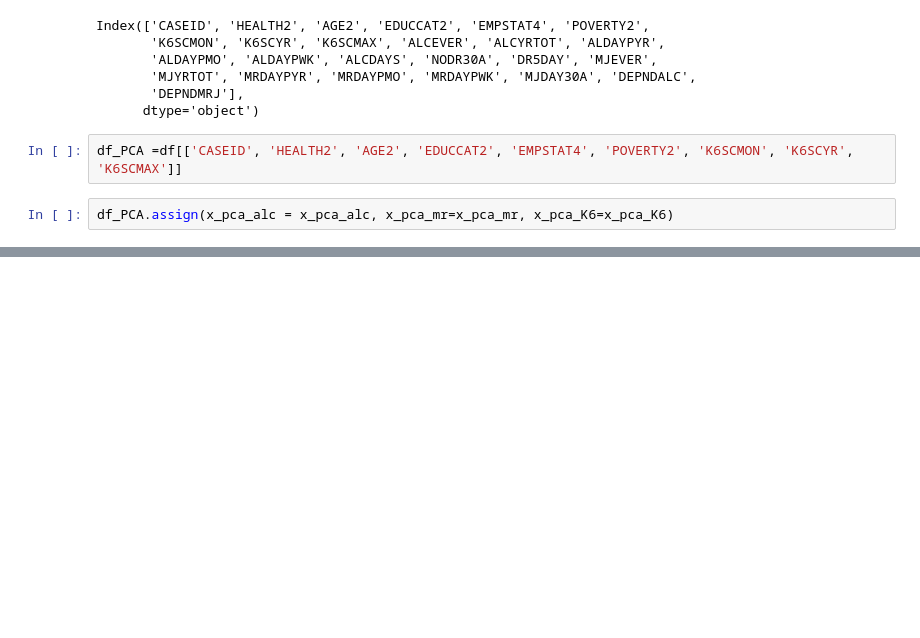
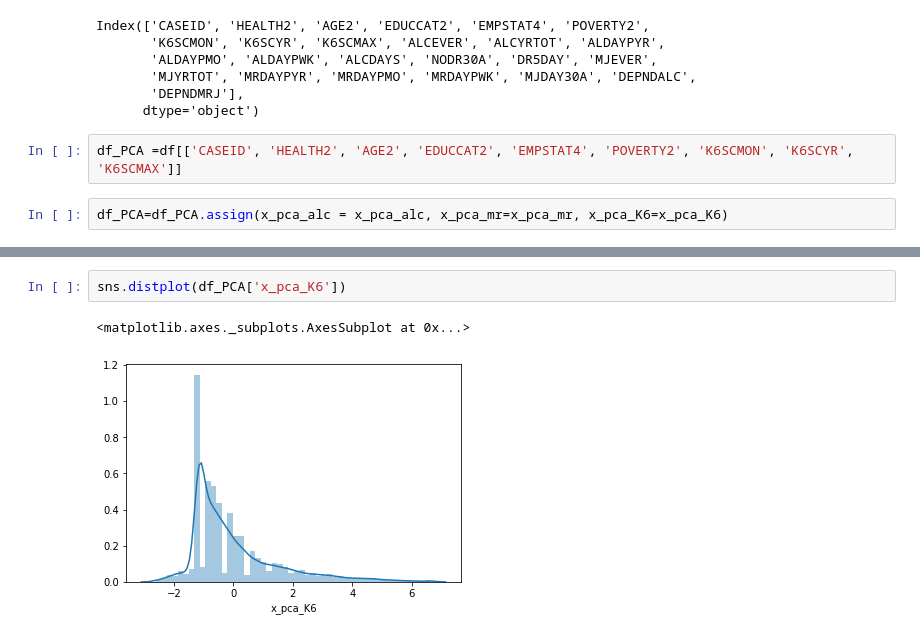
Before and after one commit to 06fsantos/DA_Mental_Illness, a Jupyter notebook: DA_Mental_Illness/PCA.ipynb, the cells around one changed output, grey strips where cells are left out. Drawn from its saved outputs; the diff is of its cells as text; blank space fills up the shorter version.

```diff
--- a/DA_Mental_Illness/PCA.ipynb
+++ b/DA_Mental_Illness/PCA.ipynb
@@ -167,4 +167,4 @@ Index(['CASEID', 'HEALTH2', 'AGE2', 'EDUCCAT2', 'EMPSTAT4', 'POVERTY2',
 # %%
 df_PCA =df[['CASEID', 'HEALTH2', 'AGE2', 'EDUCCAT2', 'EMPSTAT4', 'POVERTY2', 'K6SCMON', 'K6SCYR', 'K6SCMAX']]
 # %%
-df_PCA.assign(x_pca_alc = x_pca_alc, x_pca_mr=x_pca_mr, x_pca_K6=x_pca_K6)
+df_PCA=df_PCA.assign(x_pca_alc = x_pca_alc, x_pca_mr=x_pca_mr, x_pca_K6=x_pca_K6)
@@ -189,0 +183,5 @@ df_PCA.assign(x_pca_alc = x_pca_alc, x_pca_mr=x_pca_mr, x_pca_K6=x_pca_K6)
+# %%
+sns.distplot(df_PCA['x_pca_K6'])
+# %% [output]
+<matplotlib.axes._subplots.AxesSubplot at 0x...>
+[figure, added]
```
Also changed, not shown: parts of 41 cells of this notebook.
